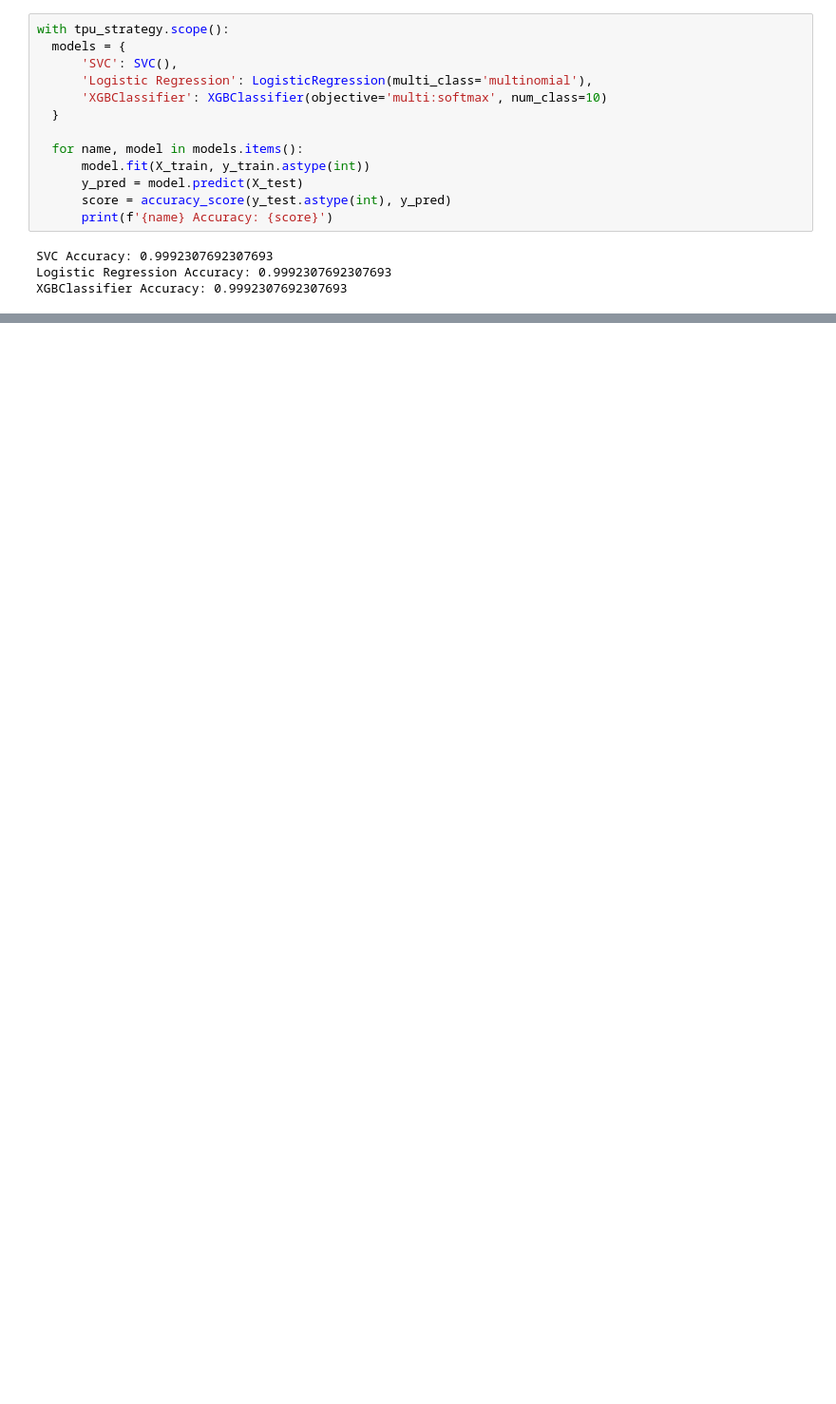
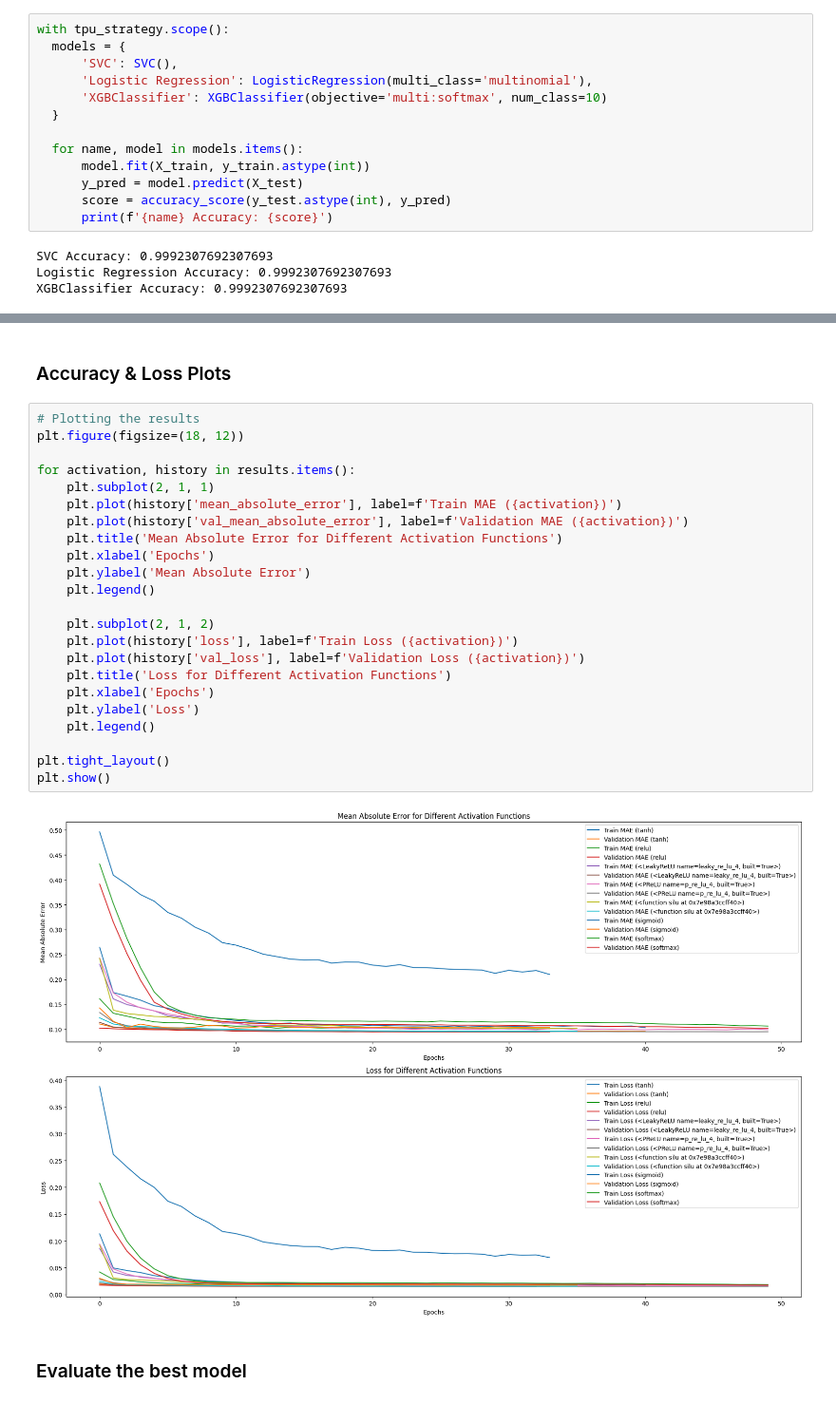
Before and after one commit to CodeRTX/Wine-Quality-Analysis, a Jupyter notebook: Wine_Quality.ipynb, the cells around one changed output, grey strips where cells are left out. Shown at 95% size. Drawn from its saved outputs; the diff is of its cells as text; blank space fills up the shorter version.

```diff
--- a/Wine_Quality.ipynb
+++ b/Wine_Quality.ipynb
@@ -568,0 +644,29 @@ XGBClassifier Accuracy: 0.9992307692307693
+# %% [markdown]
+### Accuracy & Loss Plots
+# %%
+# Plotting the results
+plt.figure(figsize=(18, 12))
+
+for activation, history in results.items():
+    plt.subplot(2, 1, 1)
+    plt.plot(history['mean_absolute_error'], label=f'Train MAE ({activation})')
+    plt.plot(history['val_mean_absolute_error'], label=f'Validation MAE ({activation})')
+    plt.title('Mean Absolute Error for Different Activation Functions')
+    plt.xlabel('Epochs')
+    plt.ylabel('Mean Absolute Error')
+    plt.legend()
+
+    plt.subplot(2, 1, 2)
+    plt.plot(history['loss'], label=f'Train Loss ({activation})')
+    plt.plot(history['val_loss'], label=f'Validation Loss ({activation})')
+    plt.title('Loss for Different Activation Functions')
+    plt.xlabel('Epochs')
+    plt.ylabel('Loss')
+    plt.legend()
+
+plt.tight_layout()
+plt.show()
+# %% [output]
+[figure, added]
+# %% [markdown]
+### Evaluate the best model
```
Also changed, not shown: parts of 19 cells of this notebook.
